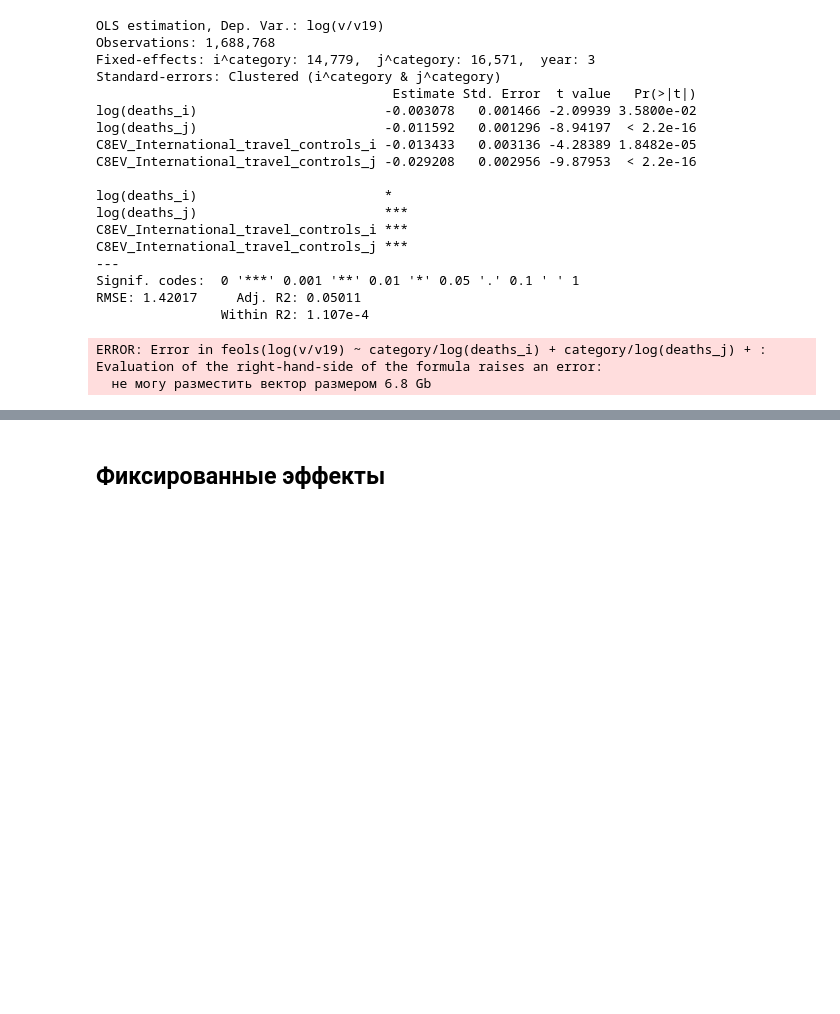
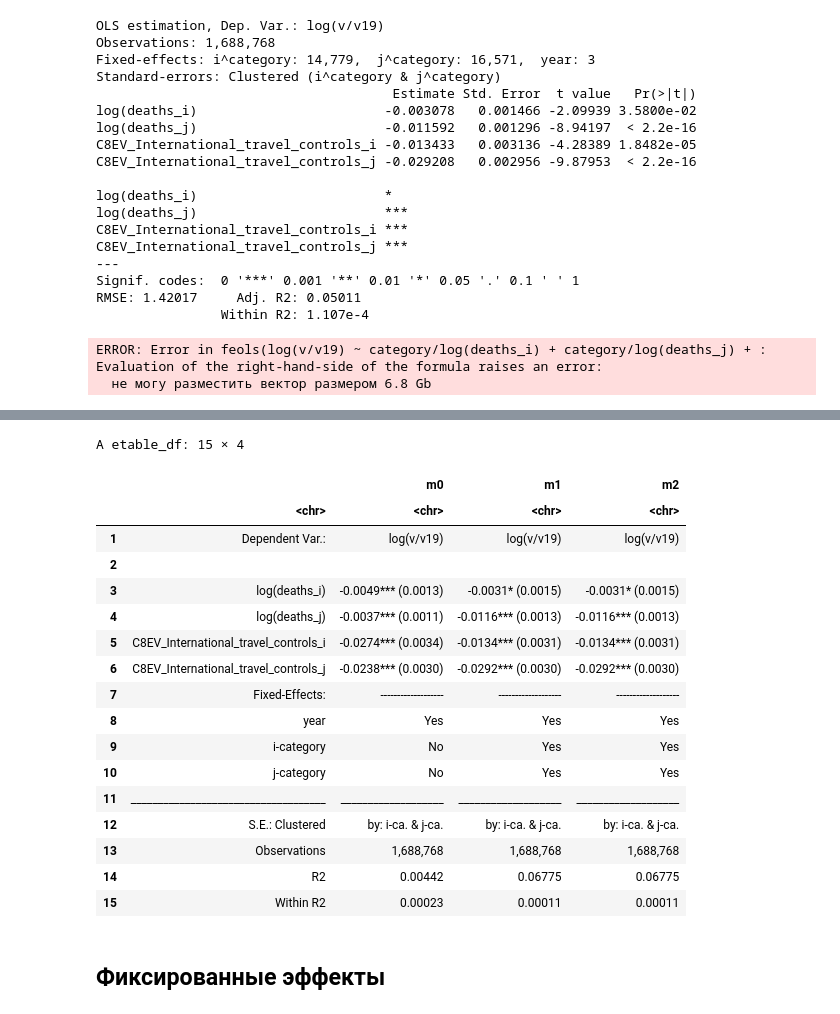
Before and after one commit to xan-d-or/thesis, a Jupyter notebook: analysis/hs2_estimation.ipynb, the cells around one changed output, grey strips where cells are left out. Saved outputs shown, nothing was run; the diff lists cells and outputs as text; code cells hidden in the pictures; blank space fills up the shorter version.

```diff
--- a/analysis/hs2_estimation.ipynb
+++ b/analysis/hs2_estimation.ipynb
@@ -149,3 +170,24 @@ ERROR: Error in feols(log(v/v19) ~ category/log(deaths_i) + category/log(deaths_
+# %%
+etable(m0, m1, m2, vcov = ~i^category+j^category)
+# %% [output]
+A etable_df: 15 × 4
+|  |  | m0 | m1 | m2 |
+|  | <chr> | <chr> | <chr> | <chr> |
+| 1 | Dependent Var.: | log(v/v19) | log(v/v19) | log(v/v19) |
+| 2 |  |  |  |  |
+| 3 | log(deaths_i) | -0.0049*** (0.0013) | -0.0031* (0.0015) | -0.0031* (0.0015) |
+| 4 | log(deaths_j) | -0.0037*** (0.0011) | -0.0116*** (0.0013) | -0.0116*** (0.0013) |
+| 5 | C8EV_International_travel_controls_i | -0.0274*** (0.0034) | -0.0134*** (0.0031) | -0.0134*** (0.0031) |
+| 6 | C8EV_International_travel_controls_j | -0.0238*** (0.0030) | -0.0292*** (0.0030) | -0.0292*** (0.0030) |
+| 7 | Fixed-Effects: | ------------------- | ------------------- | ------------------- |
+| 8 | year | Yes | Yes | Yes |
+| 9 | i-category | No | Yes | Yes |
+| 10 | j-category | No | Yes | Yes |
+| 11 | ____________________________________ | ___________________ | ___________________ | ___________________ |
+| 12 | S.E.: Clustered | by: i-ca. & j-ca. | by: i-ca. & j-ca. | by: i-ca. & j-ca. |
+| 13 | Observations | 1,688,768 | 1,688,768 | 1,688,768 |
+| 14 | R2 | 0.00442 | 0.06775 | 0.06775 |
+| 15 | Within R2 | 0.00023 | 0.00011 | 0.00011 |
 # %%
 # Добавить инструменты
 # %% [markdown]
```
Also changed, not shown: parts of 1 cell of this notebook.
